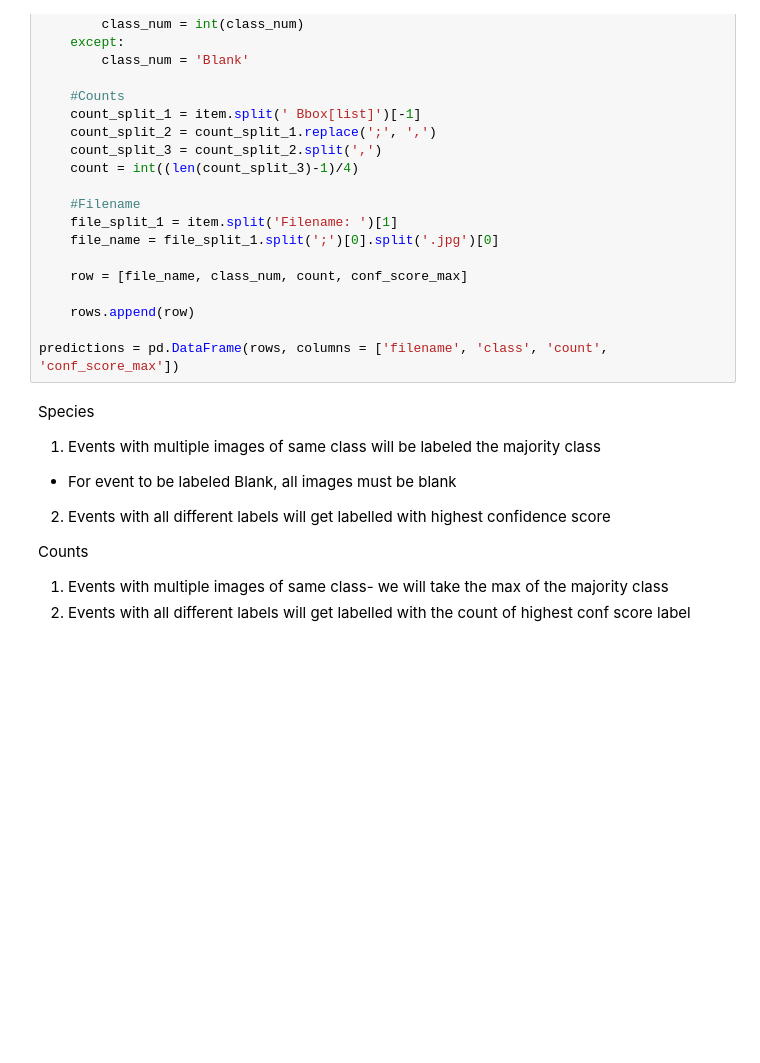
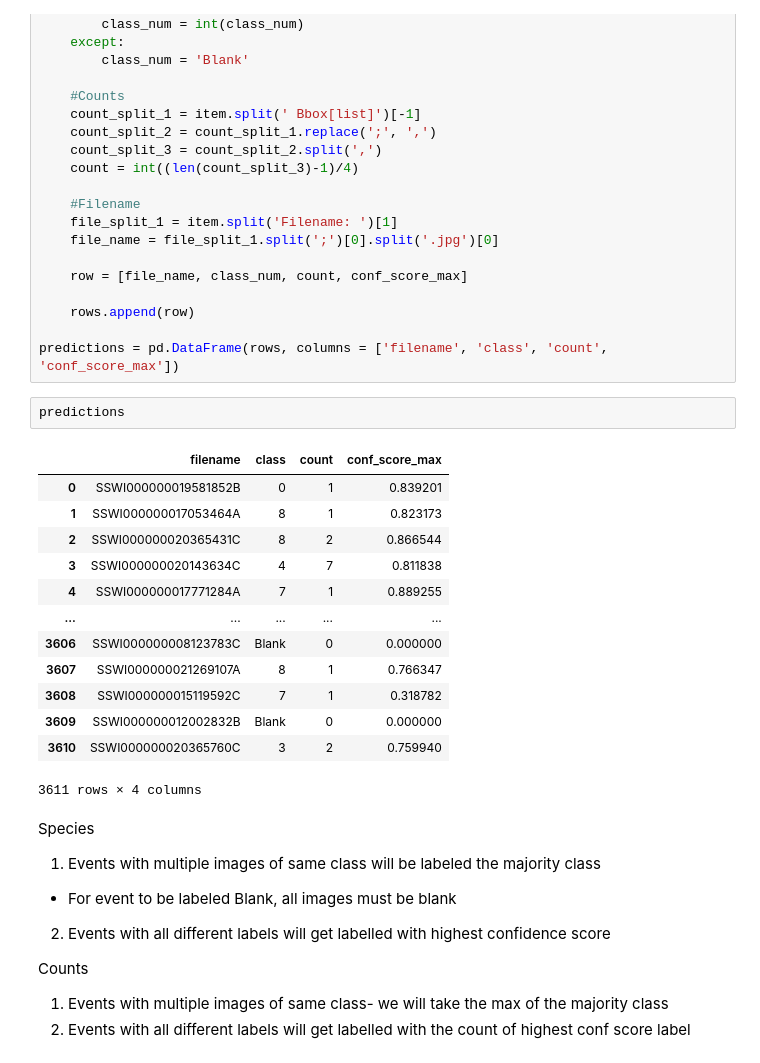
Before and after one commit to jroshanucb/capstone, a Jupyter notebook: ensemble/Ensemble Predictions.ipynb, the cells around one changed output. Cells and saved outputs as stored; diff of their text form; blank space fills up the shorter version.

```diff
--- a/ensemble/Ensemble Predictions.ipynb
+++ b/ensemble/Ensemble Predictions.ipynb
@@ -298,6 +298,22 @@ for item in original_lines:
     rows.append(row)
 
 predictions = pd.DataFrame(rows, columns = ['filename', 'class', 'count', 'conf_score_max'])
+# %%
+predictions
+# %% [output]
+|  | filename | class | count | conf_score_max |
+| 0 | SSWI000000019581852B | 0 | 1 | 0.839201 |
+| 1 | SSWI000000017053464A | 8 | 1 | 0.823173 |
+| 2 | SSWI000000020365431C | 8 | 2 | 0.866544 |
+| 3 | SSWI000000020143634C | 4 | 7 | 0.811838 |
+| 4 | SSWI000000017771284A | 7 | 1 | 0.889255 |
+| ... | ... | ... | ... | ... |
+| 3606 | SSWI000000008123783C | Blank | 0 | 0.000000 |
+| 3607 | SSWI000000021269107A | 8 | 1 | 0.766347 |
+| 3608 | SSWI000000015119592C | 7 | 1 | 0.318782 |
+| 3609 | SSWI000000012002832B | Blank | 0 | 0.000000 |
+| 3610 | SSWI000000020365760C | 3 | 2 | 0.759940 |
+3611 rows × 4 columns
 # %% [markdown]
 Species
 1. Events with multiple images of same class will be labeled the majority class
```
Also changed, not shown: parts of 2 cells of this notebook, 2 other files.
